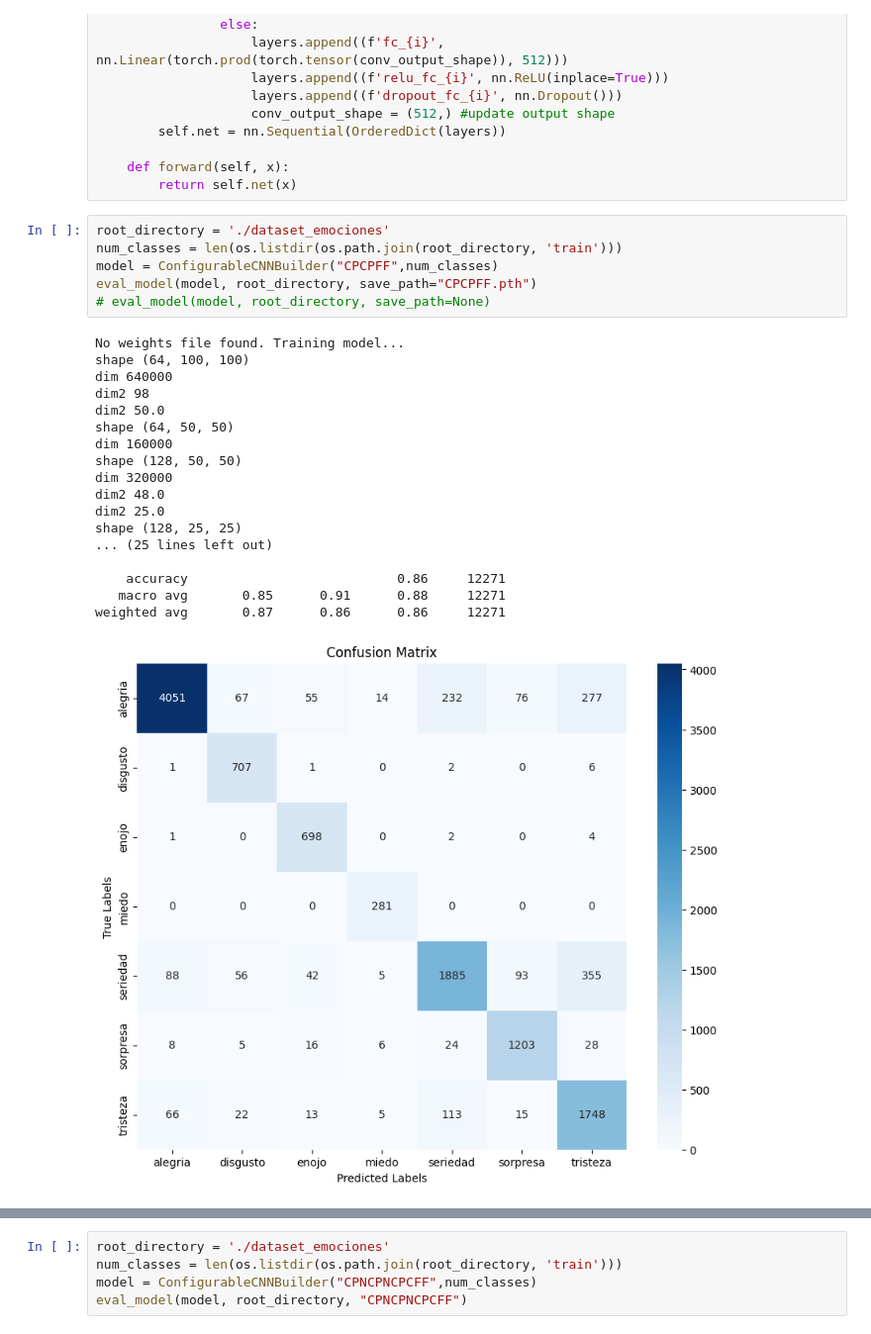
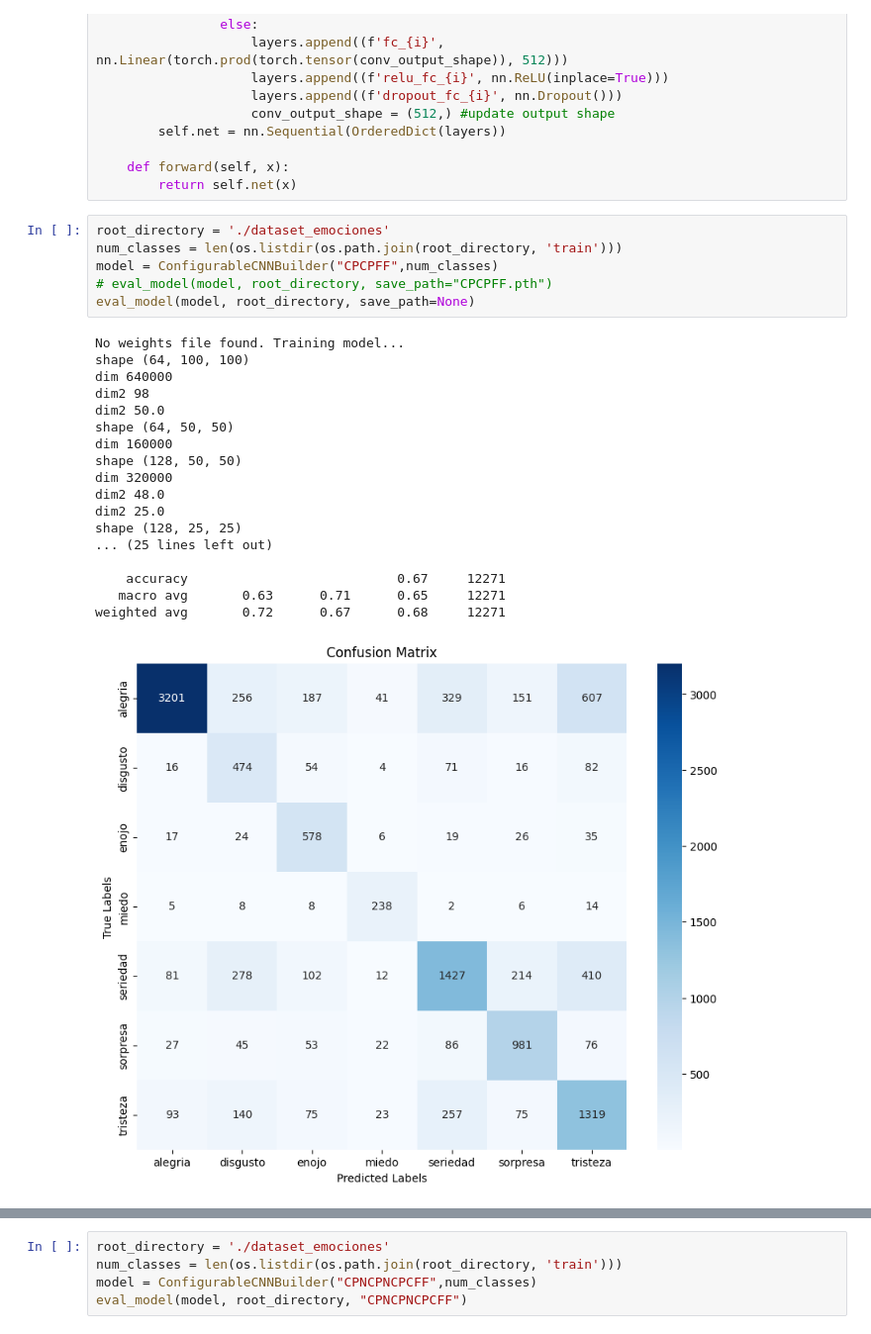
Before and after one commit to LeoCenturion/ceia-deep-learning, a Jupyter notebook: TP2.ipynb, the cells around one changed output, grey strips where cells are left out. Shown: that part at 99% size. Cells and saved outputs as stored; diff of their text form.

```diff
--- a/TP2.ipynb
+++ b/TP2.ipynb
@@ -627,28 +594,28 @@ class ConfigurableCNNBuilder(nn.Module, BaseEstimator):
 # %%
 root_directory = './dataset_emociones'
 num_classes = len(os.listdir(os.path.join(root_directory, 'train')))
 model = ConfigurableCNNBuilder("CPCPFF",num_classes)
-eval_model(model, root_directory, save_path="CPCPFF.pth")
-# eval_model(model, root_directory, save_path=None)
+# eval_model(model, root_directory, save_path="CPCPFF.pth")
+eval_model(model, root_directory, save_path=None)
 # %% [output]
 No weights file found. Training model...
 shape (64, 100, 100)
 dim 640000
 dim2 98
 dim2 50.0
 shape (64, 50, 50)
 dim 160000
 shape (128, 50, 50)
 dim 320000
 dim2 48.0
 dim2 25.0
 shape (128, 25, 25)
 ... (25 lines left out)
 
-    accuracy                           0.86     12271
-   macro avg       0.85      0.91      0.88     12271
-weighted avg       0.87      0.86      0.86     12271
+    accuracy                           0.67     12271
+   macro avg       0.63      0.71      0.65     12271
+weighted avg       0.72      0.67      0.68     12271
-[figure, old version]
+[figure, new version]
 # %%
 root_directory = './dataset_emociones'
 num_classes = len(os.listdir(os.path.join(root_directory, 'train')))
```
Also changed, not shown: parts of 4 cells of this notebook.
